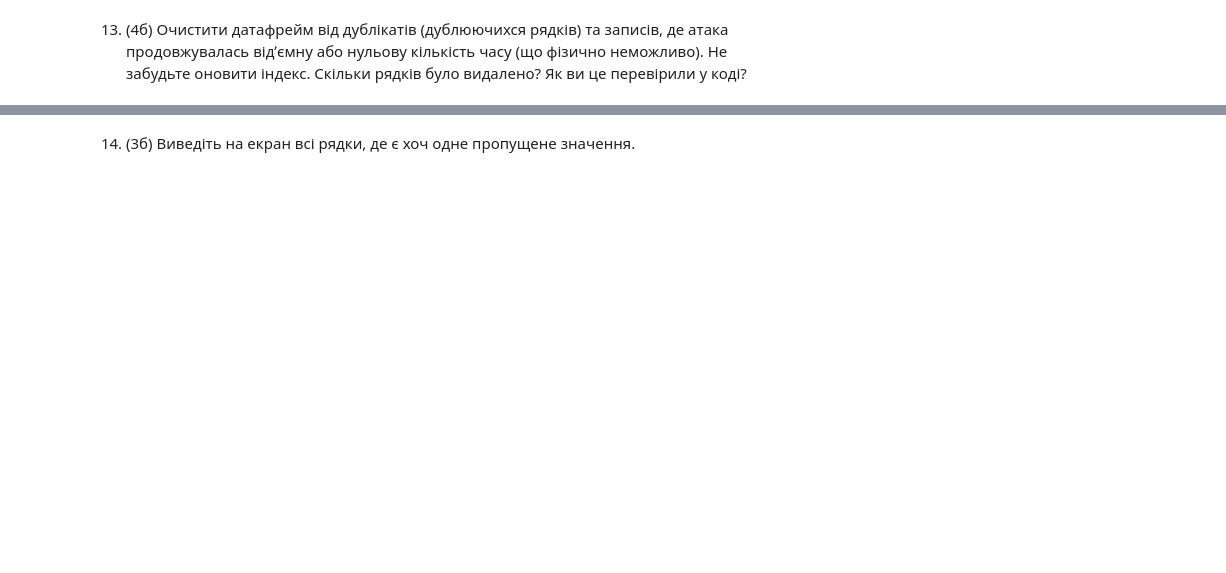
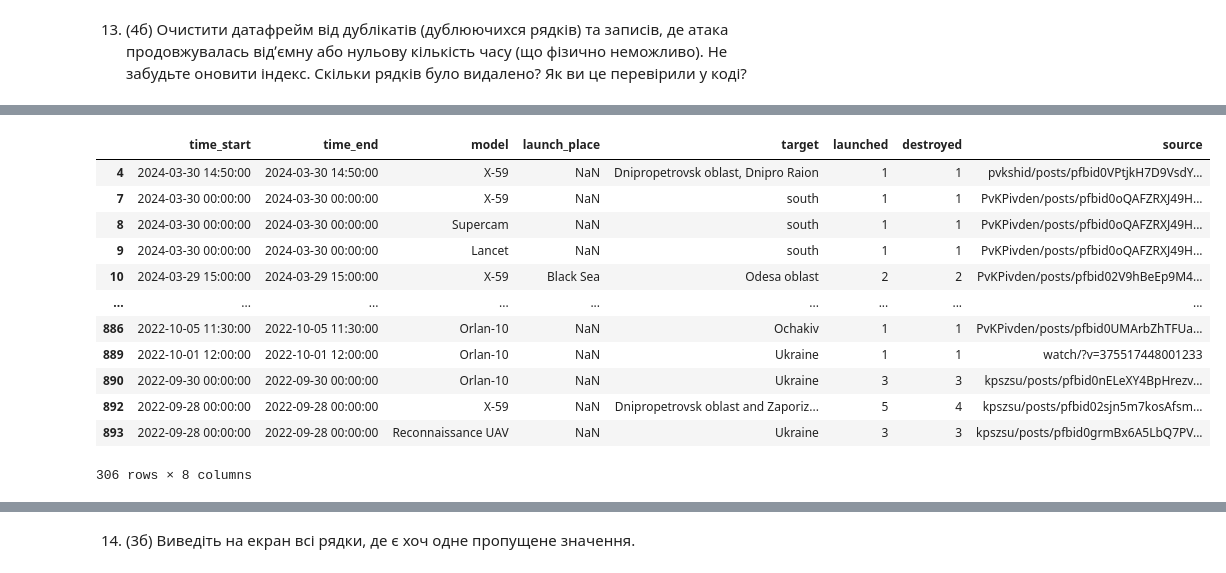
Before and after one commit to IvarY/hello-world, a Jupyter notebook: python_practice_9.ipynb, the cells around one changed output, grey strips where cells are left out. Cells and saved outputs as stored; diff of their text form; code cells hidden in the pictures; blank space fills up the shorter version.

```diff
--- a/python_practice_9.ipynb
+++ b/python_practice_9.ipynb
@@ -192,0 +218,3 @@ df['launched'].
+# %%
+df_drop1 = df.drop(cols_to_delete, axis=1)
+df_drop1.head()
@@ -194,0 +290,16 @@ df['launched'].
+# %%
+df_drop2.query('time_start >= time_end')
+# %% [output]
+|  | time_start | time_end | model | launch_place | target | launched | destroyed | source |
+| 4 | 2024-03-30 14:50:00 | 2024-03-30 14:50:00 | X-59 | NaN | Dnipropetrovsk oblast, Dnipro Raion | 1 | 1 | pvkshid/posts/pfbid0VPtjkH7D9VsdY... |
+| 7 | 2024-03-30 00:00:00 | 2024-03-30 00:00:00 | X-59 | NaN | south | 1 | 1 | PvKPivden/posts/pfbid0oQAFZRXJ49H... |
+| 8 | 2024-03-30 00:00:00 | 2024-03-30 00:00:00 | Supercam | NaN | south | 1 | 1 | PvKPivden/posts/pfbid0oQAFZRXJ49H... |
+| 9 | 2024-03-30 00:00:00 | 2024-03-30 00:00:00 | Lancet | NaN | south | 1 | 1 | PvKPivden/posts/pfbid0oQAFZRXJ49H... |
+| 10 | 2024-03-29 15:00:00 | 2024-03-29 15:00:00 | X-59 | Black Sea | Odesa oblast | 2 | 2 | PvKPivden/posts/pfbid02V9hBeEp9M4... |
+| ... | ... | ... | ... | ... | ... | ... | ... | ... |
+| 886 | 2022-10-05 11:30:00 | 2022-10-05 11:30:00 | Orlan-10 | NaN | Ochakiv | 1 | 1 | PvKPivden/posts/pfbid0UMArbZhTFUa... |
+| 889 | 2022-10-01 12:00:00 | 2022-10-01 12:00:00 | Orlan-10 | NaN | Ukraine | 1 | 1 | watch/?v=375517448001233 |
+| 890 | 2022-09-30 00:00:00 | 2022-09-30 00:00:00 | Orlan-10 | NaN | Ukraine | 3 | 3 | kpszsu/posts/pfbid0nELeXY4BpHrezv... |
+| 892 | 2022-09-28 00:00:00 | 2022-09-28 00:00:00 | X-59 | NaN | Dnipropetrovsk oblast and Zaporiz... | 5 | 4 | kpszsu/posts/pfbid02sjn5m7kosAfsm... |
+| 893 | 2022-09-28 00:00:00 | 2022-09-28 00:00:00 | Reconnaissance UAV | NaN | Ukraine | 3 | 3 | kpszsu/posts/pfbid0grmBx6A5LbQ7PV... |
+306 rows × 8 columns
```
Also changed, not shown: parts of 30 cells of this notebook.
